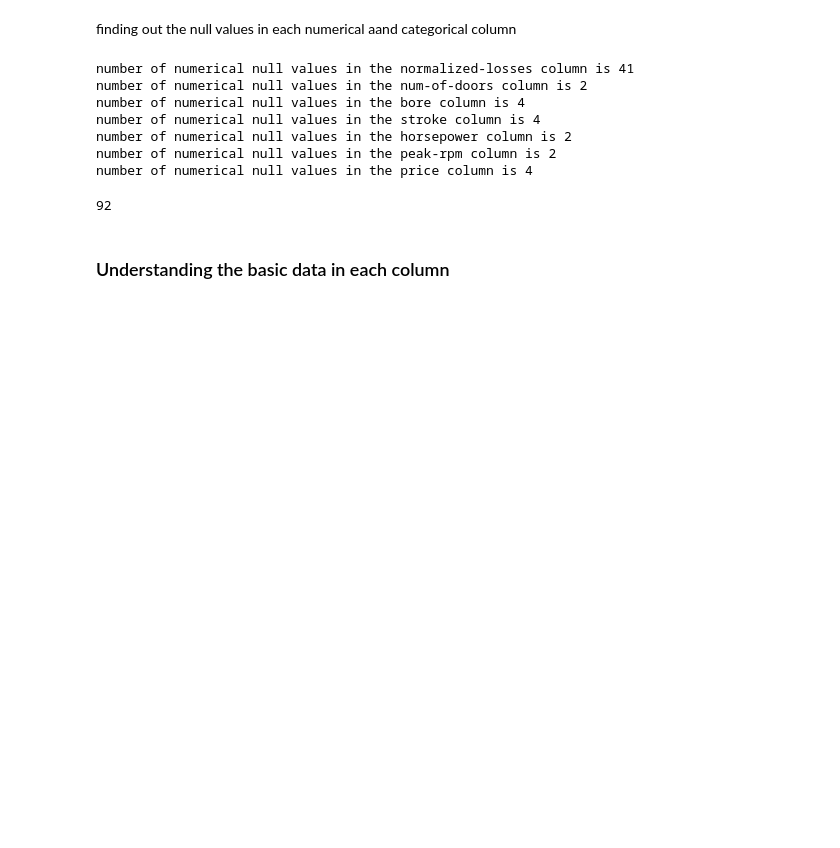
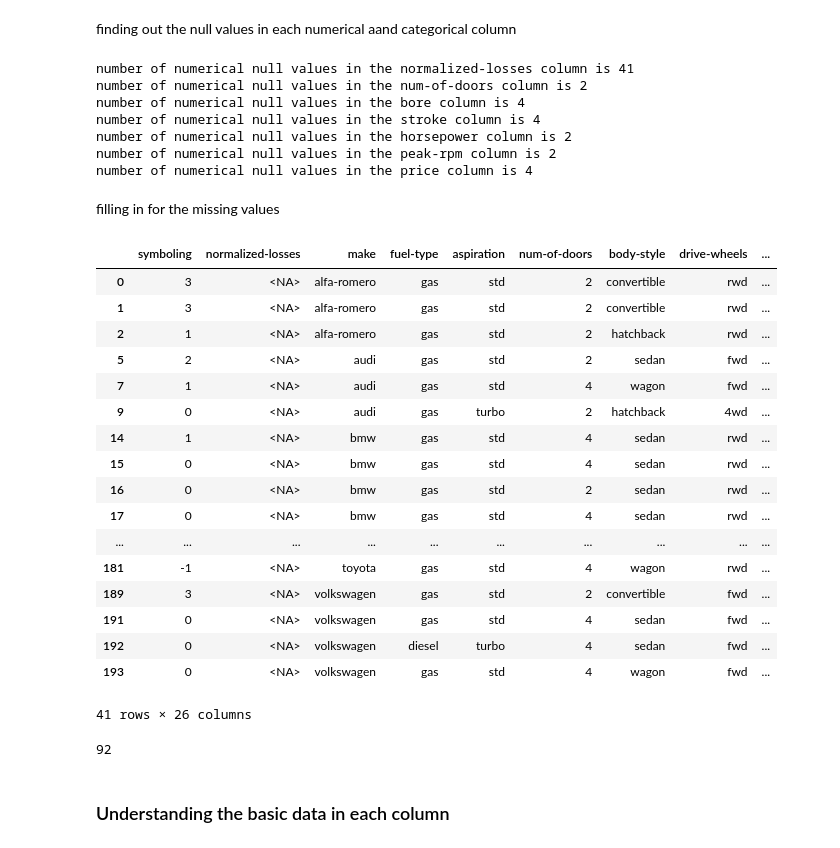
Before and after one commit to kasuleBS/automobile_analysis, a Jupyter notebook: analysis_file.ipynb, the cells around one changed output. Drawn from its saved outputs; the diff is of its cells as text; code cells hidden in the pictures; blank space fills up the shorter version.

```diff
--- a/analysis_file.ipynb
+++ b/analysis_file.ipynb
@@ -425,6 +425,30 @@ number of numerical null values in the stroke column is 4
 number of numerical null values in the horsepower column is 2
 number of numerical null values in the peak-rpm column is 2
 number of numerical null values in the price column is 4
+# %% [markdown]
+filling in for the missing values
+# %%
+# finding out whic rows actually have missing values
+automobile_df[automobile_df['normalized-losses'].isnull()]
+# %% [output]
+|  | symboling | normalized-losses | make | fuel-type | aspiration | num-of-doors | body-style | drive-wheels | ... |
+| 0 | 3 | <NA> | alfa-romero | gas | std | 2 | convertible | rwd | ... |
+| 1 | 3 | <NA> | alfa-romero | gas | std | 2 | convertible | rwd | ... |
+| 2 | 1 | <NA> | alfa-romero | gas | std | 2 | hatchback | rwd | ... |
+| 5 | 2 | <NA> | audi | gas | std | 2 | sedan | fwd | ... |
+| 7 | 1 | <NA> | audi | gas | std | 4 | wagon | fwd | ... |
+| 9 | 0 | <NA> | audi | gas | turbo | 2 | hatchback | 4wd | ... |
+| 14 | 1 | <NA> | bmw | gas | std | 4 | sedan | rwd | ... |
+| 15 | 0 | <NA> | bmw | gas | std | 4 | sedan | rwd | ... |
+| 16 | 0 | <NA> | bmw | gas | std | 2 | sedan | rwd | ... |
+| 17 | 0 | <NA> | bmw | gas | std | 4 | sedan | rwd | ... |
+| ... | ... | ... | ... | ... | ... | ... | ... | ... | ... |
+| 181 | -1 | <NA> | toyota | gas | std | 4 | wagon | rwd | ... |
+| 189 | 3 | <NA> | volkswagen | gas | std | 2 | convertible | fwd | ... |
+| 191 | 0 | <NA> | volkswagen | gas | std | 4 | sedan | fwd | ... |
+| 192 | 0 | <NA> | volkswagen | diesel | turbo | 4 | sedan | fwd | ... |
+| 193 | 0 | <NA> | volkswagen | gas | std | 4 | wagon | fwd | ... |
+41 rows × 26 columns
 # %%
 automobile_df[automobile_df['symboling'] <= 0].make.count()
 # %% [output]
```
Also changed, not shown: parts of 37 cells of this notebook, 2 other files.
